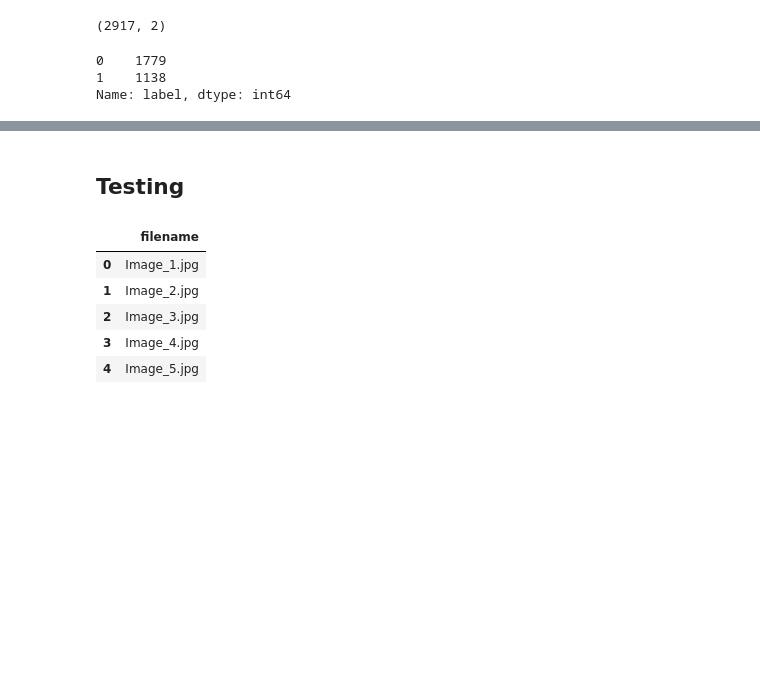
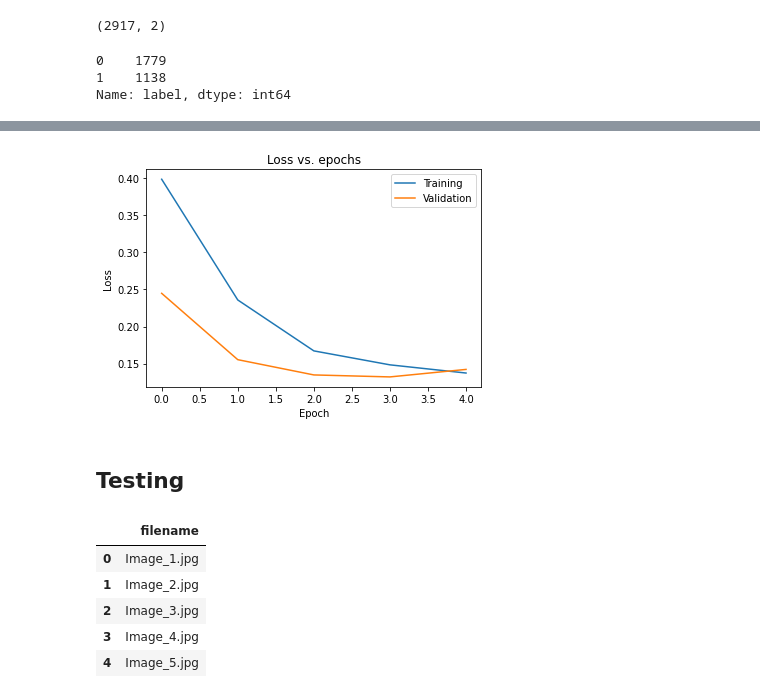
Before and after one commit to bhanuteja2001/COVID-19-XrayDetection, a Jupyter notebook: Model.ipynb, the cells around one changed output, grey strips where cells are left out. Drawn from its saved outputs; the diff is of its cells as text; code cells hidden in the pictures; blank space fills up the shorter version.

```diff
--- a/Model.ipynb
+++ b/Model.ipynb
@@ -61,8 +75,8 @@ import matplotlib.pyplot as plt
 # %%
 IMAGE_SIZE = [224, 224]
 
-train_path = '/content/drive/MyDrive/covid_image_data/Train'
-valid_path = '/content/drive/MyDrive/covid_image_data/test'
+train_path = '/content/output/train'
+valid_path = '/content/output/val'
 
 
 vgg = VGG16(input_shape=IMAGE_SIZE + [3], weights='imagenet', include_top=False)
@@ -74,7 +88,7 @@ for layer in vgg.layers:
 
 
   # useful for getting number of classes
-folders = glob('/content/drive/MyDrive/covid_image_data/Train/*')
+folders = glob('/content/output/train/*')
 
 
 # our layers - you can add more if you want
@@ -167,3 +225,14 @@ KeyboardInterrupt: ignored
+# %%
+#Run this cell to plot the epoch vs loss graph
+plt.plot(history.history['loss'])
+plt.plot(history.history['val_loss'])
+plt.title('Loss vs. epochs')
+plt.ylabel('Loss')
+plt.xlabel('Epoch')
+plt.legend(['Training', 'Validation'], loc='upper right')
+plt.show()
+# %% [output]
+[figure, added]
 # %% [markdown]
 ## Testing
 # %%
```
Also changed, not shown: parts of 12 cells of this notebook.
